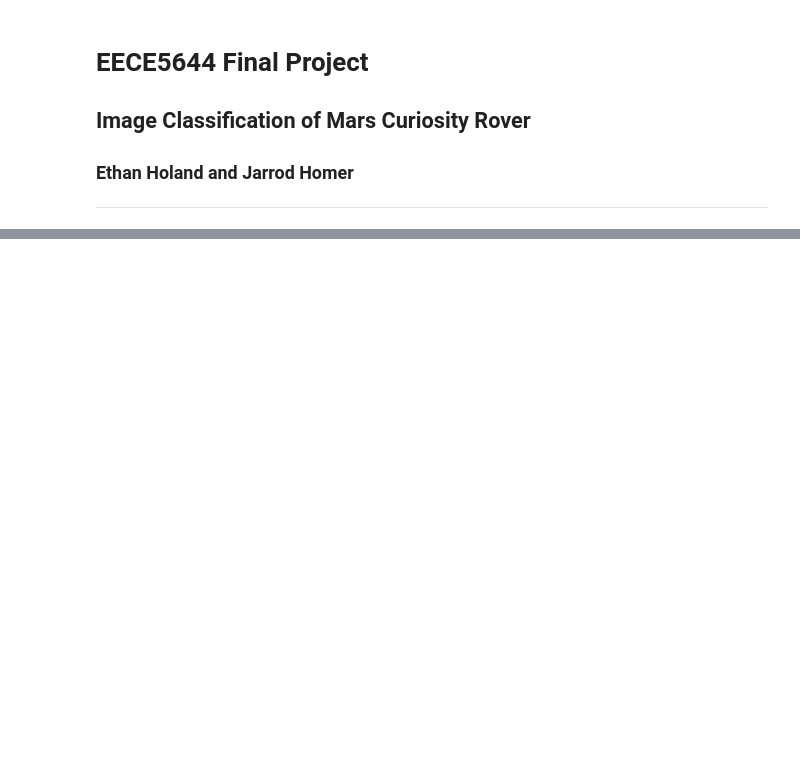
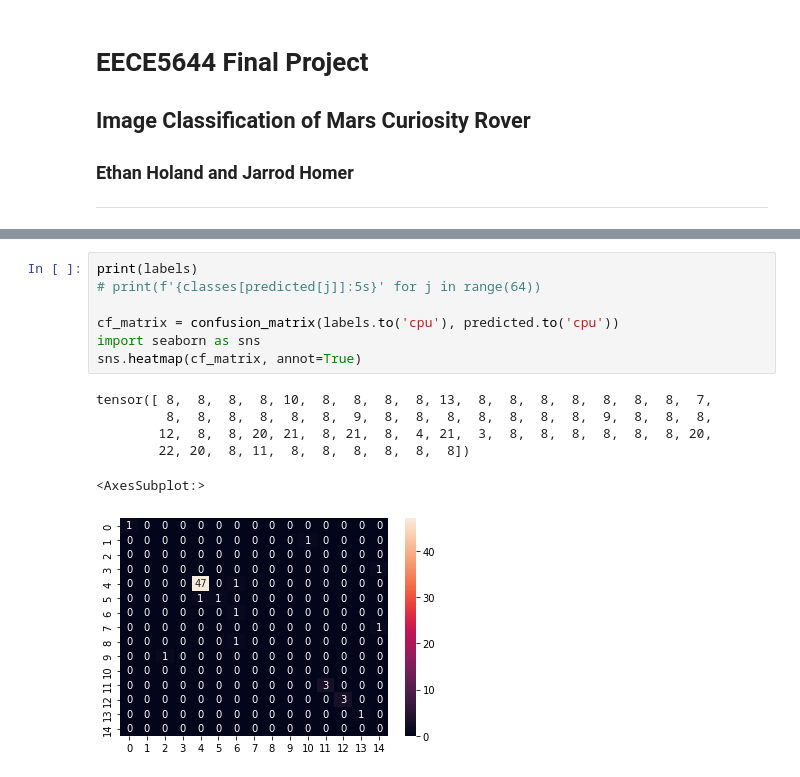
Before and after one commit to ethanholand/EECE5644, a Jupyter notebook: Project/projectNotebook.ipynb, the cells around one changed output, grey strips where cells are left out. Cells and saved outputs as stored; diff of their text form; blank space fills up the shorter version.

```diff
--- a/Project/projectNotebook.ipynb
+++ b/Project/projectNotebook.ipynb
@@ -240,0 +266,14 @@ Predicted:  ground ground ground ground inlet ground ground ground ground ground
+# %%
+print(labels)
+# print(f'{classes[predicted[j]]:5s}' for j in range(64))
+
+cf_matrix = confusion_matrix(labels.to('cpu'), predicted.to('cpu'))
+import seaborn as sns
+sns.heatmap(cf_matrix, annot=True)
+# %% [output]
+tensor([ 8,  8,  8,  8, 10,  8,  8,  8,  8, 13,  8,  8,  8,  8,  8,  8,  8,  7,
+         8,  8,  8,  8,  8,  8,  9,  8,  8,  8,  8,  8,  8,  8,  9,  8,  8,  8,
+        12,  8,  8, 20, 21,  8, 21,  8,  4, 21,  3,  8,  8,  8,  8,  8,  8, 20,
+        22, 20,  8, 11,  8,  8,  8,  8,  8,  8])
+<AxesSubplot:>
+[figure, added]
```
Also changed, not shown: parts of 6 cells of this notebook, 1 other file.
